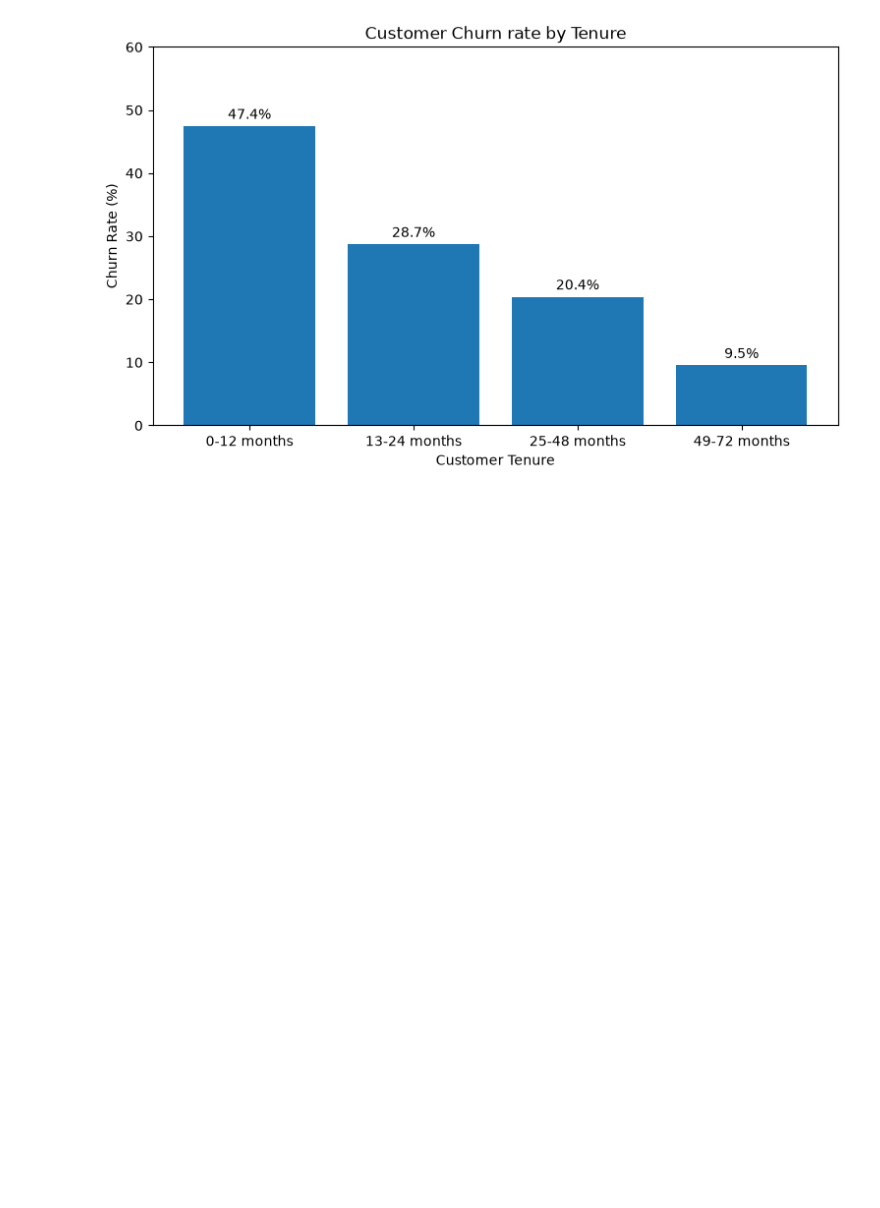
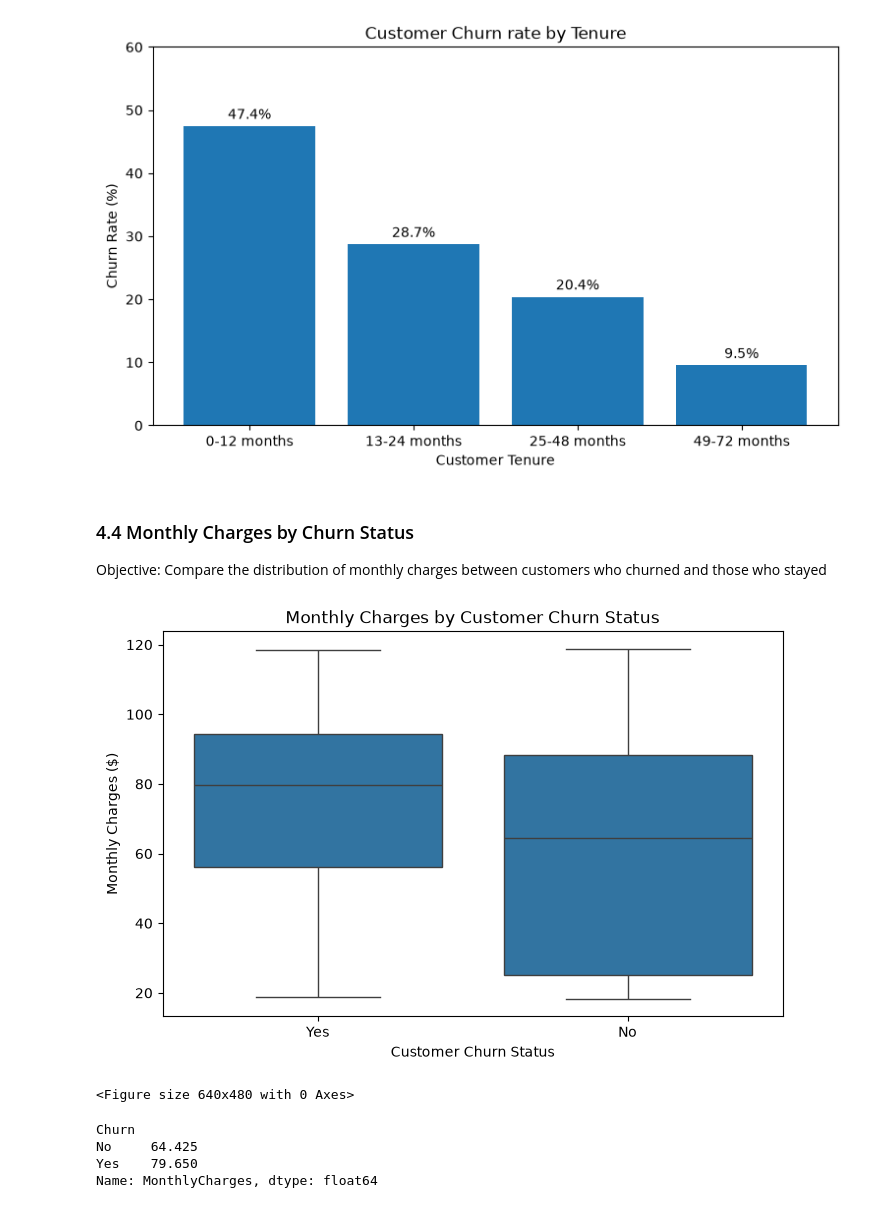
Before and after one commit to NickRusso20/customer-churn-analysis, a Jupyter notebook: churn_analysis.ipynb, the cells around one changed output. Saved outputs shown, nothing was run; the diff lists cells and outputs as text; code cells hidden in the pictures; blank space fills up the shorter version.

Commit message:
Created a visualization on Monthly Charges by Customer Churn Status

```diff
--- a/churn_analysis.ipynb
+++ b/churn_analysis.ipynb
@@ -687,3 +688,39 @@ plt.savefig(
 plt.show()
 # %% [output]
 [figure]
+# %% [markdown]
+### 4.4 Monthly Charges by Churn Status
+
+Objective: Compare the distribution of monthly charges between customers who churned and those who stayed
+# %%
+plt.figure(figsize=(8,5))
+
+sns.boxplot(
+    data=customer,
+    x='Churn',
+    y='MonthlyCharges',
+    order=['Yes', 'No']
+)
+
+plt.title('Monthly Charges by Customer Churn Status')
+plt.xlabel('Customer Churn Status')
+plt.ylabel('Monthly Charges ($)')
+
+plt.savefig(
+    "visualizations/monthly_charges_by_churn.png",
+    dpi=300,
+    bbox_inches="tight"
+)
+plt.show()
+plt.clf()
+# %% [output]
+[figure, added]
+<Figure size 640x480 with 0 Axes>
+# %%
+# Verify the chart with the underlying data
+customer.groupby('Churn')['MonthlyCharges'].median()
+# %% [output]
+Churn
+No     64.425
+Yes    79.650
+Name: MonthlyCharges, dtype: float64
```
Also changed, not shown: parts of 1 cell of this notebook, 1 other file.
